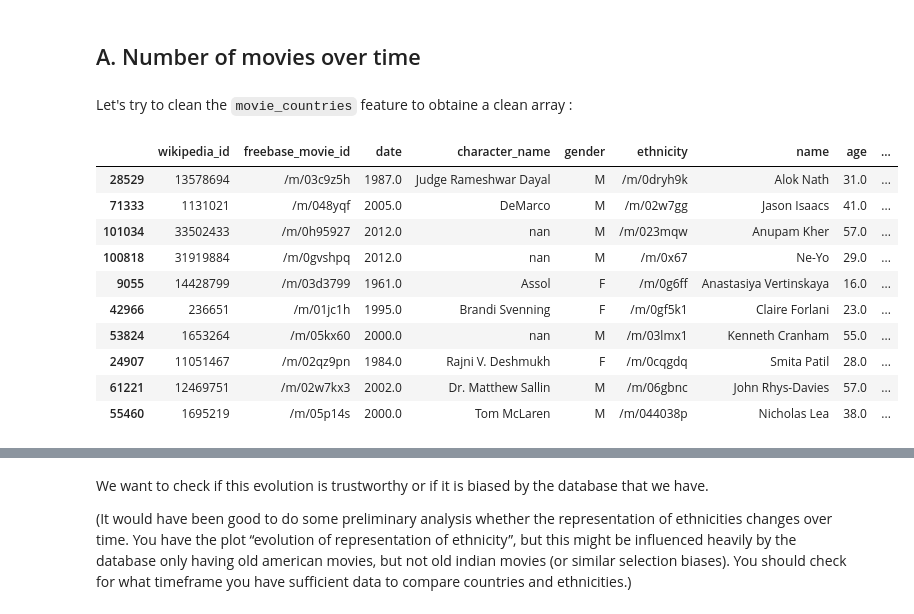
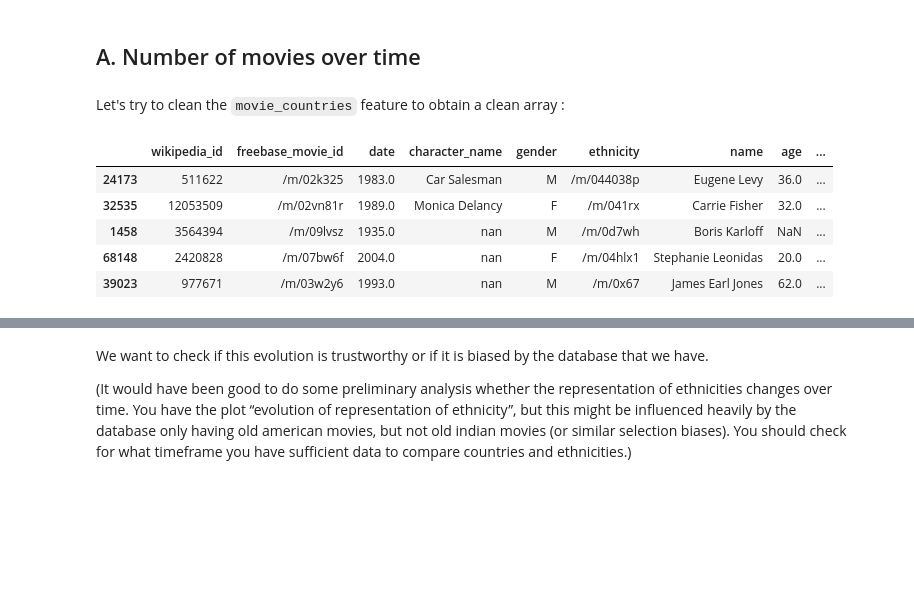
Before and after one commit to epfl-ada/ada-2022-project-borroworrob, a Jupyter notebook: part3.ipynb, the cells around one changed output, grey strips where cells are left out. Drawn from its saved outputs; the diff is of its cells as text; code cells hidden in the pictures; blank space fills up the shorter version.

```diff
--- a/part3.ipynb
+++ b/part3.ipynb
@@ -231,28 +245,23 @@ From this data set, we want to see which country has the most diversity.
 # %% [markdown]
 ## A. Number of movies over time <a name="subparagraph1"></a>
 # %% [markdown]
-Let's try to clean the `movie_countries` feature to obtaine a clean array :
+Let's try to clean the `movie_countries` feature to obtain a clean array :
 # %%
 # function to change the movie_countries feature in a array with a list o
 def map_to_country(row, pick_one=False):
     vals = list(ast.literal_eval(row.movie_countries).values())
     pick_one = False if not vals else pick_one
     return vals if not pick_one else [vals[0]]
 
 df_country = merged_data.copy()
 df_country["movie_countries"] = df_country.apply(lambda x: map_to_country(x, False), axis =1)
 
-df_country.sample(10)
+df_country.sample(5)
 # %% [output]
 |  | wikipedia_id | freebase_movie_id | date | character_name | gender | ethnicity | name | age | ... |
-| 28529 | 13578694 | /m/03c9z5h | 1987.0 | Judge Rameshwar Dayal | M | /m/0dryh9k | Alok Nath | 31.0 | ... |
-| 71333 | 1131021 | /m/048yqf | 2005.0 | DeMarco | M | /m/02w7gg | Jason Isaacs | 41.0 | ... |
-| 101034 | 33502433 | /m/0h95927 | 2012.0 | nan | M | /m/023mqw | Anupam Kher | 57.0 | ... |
-| 100818 | 31919884 | /m/0gvshpq | 2012.0 | nan | M | /m/0x67 | Ne-Yo | 29.0 | ... |
-| 9055 | 14428799 | /m/03d3799 | 1961.0 | Assol | F | /m/0g6ff | Anastasiya Vertinskaya | 16.0 | ... |
-| 42966 | 236651 | /m/01jc1h | 1995.0 | Brandi Svenning | F | /m/0gf5k1 | Claire Forlani | 23.0 | ... |
-| 53824 | 1653264 | /m/05kx60 | 2000.0 | nan | M | /m/03lmx1 | Kenneth Cranham | 55.0 | ... |
-| 24907 | 11051467 | /m/02qz9pn | 1984.0 | Rajni V. Deshmukh | F | /m/0cqgdq | Smita Patil | 28.0 | ... |
-| 61221 | 12469751 | /m/02w7kx3 | 2002.0 | Dr. Matthew Sallin | M | /m/06gbnc | John Rhys-Davies | 57.0 | ... |
-| 55460 | 1695219 | /m/05p14s | 2000.0 | Tom McLaren | M | /m/044038p | Nicholas Lea | 38.0 | ... |
+| 24173 | 511622 | /m/02k325 | 1983.0 | Car Salesman | M | /m/044038p | Eugene Levy | 36.0 | ... |
+| 32535 | 12053509 | /m/02vn81r | 1989.0 | Monica Delancy | F | /m/041rx | Carrie Fisher | 32.0 | ... |
+| 1458 | 3564394 | /m/09lvsz | 1935.0 | nan | M | /m/0d7wh | Boris Karloff | NaN | ... |
+| 68148 | 2420828 | /m/07bw6f | 2004.0 | nan | F | /m/04hlx1 | Stephanie Leonidas | 20.0 | ... |
+| 39023 | 977671 | /m/03w2y6 | 1993.0 | nan | M | /m/0x67 | James Earl Jones | 62.0 | ... |
 # %%
```
Also changed, not shown: parts of 20 cells of this notebook.
